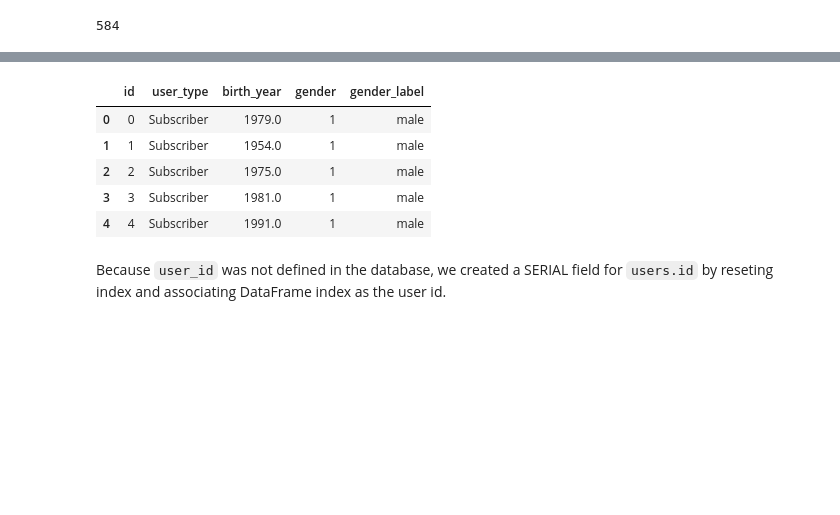
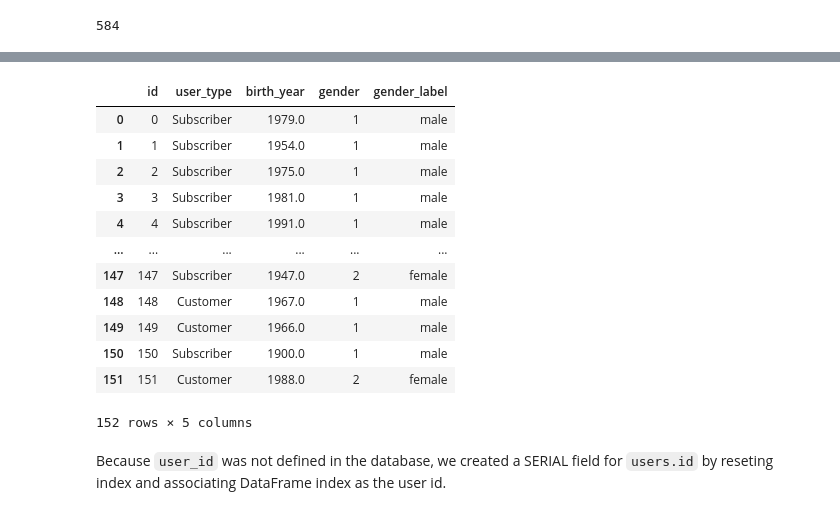
Before and after one commit to JamieSDavis/codecademy_stuff, a Jupyter notebook: Data/bike_rental/Bike Rental Project.ipynb, the cells around one changed output, grey strips where cells are left out. Saved outputs shown, nothing was run; the diff lists cells and outputs as text; code cells hidden in the pictures; blank space fills up the shorter version.

```diff
--- a/Data/bike_rental/Bike Rental Project.ipynb
+++ b/Data/bike_rental/Bike Rental Project.ipynb
@@ -669,12 +687,19 @@ bikes_data.head()
 # %%
-users_data.head()
+users_data
 # %% [output]
 |  | id | user_type | birth_year | gender | gender_label |
 | 0 | 0 | Subscriber | 1979.0 | 1 | male |
 | 1 | 1 | Subscriber | 1954.0 | 1 | male |
 | 2 | 2 | Subscriber | 1975.0 | 1 | male |
 | 3 | 3 | Subscriber | 1981.0 | 1 | male |
 | 4 | 4 | Subscriber | 1991.0 | 1 | male |
+| ... | ... | ... | ... | ... | ... |
+| 147 | 147 | Subscriber | 1947.0 | 2 | female |
+| 148 | 148 | Customer | 1967.0 | 1 | male |
+| 149 | 149 | Customer | 1966.0 | 1 | male |
+| 150 | 150 | Subscriber | 1900.0 | 1 | male |
+| 151 | 151 | Customer | 1988.0 | 2 | female |
+152 rows × 5 columns
 # %% [markdown]
 Because `user_id` was not defined in the database, we created a SERIAL field for `users.id` by reseting index and associating DataFrame index as the user id.
 # %%
```
Also changed, not shown: parts of 36 cells of this notebook.
